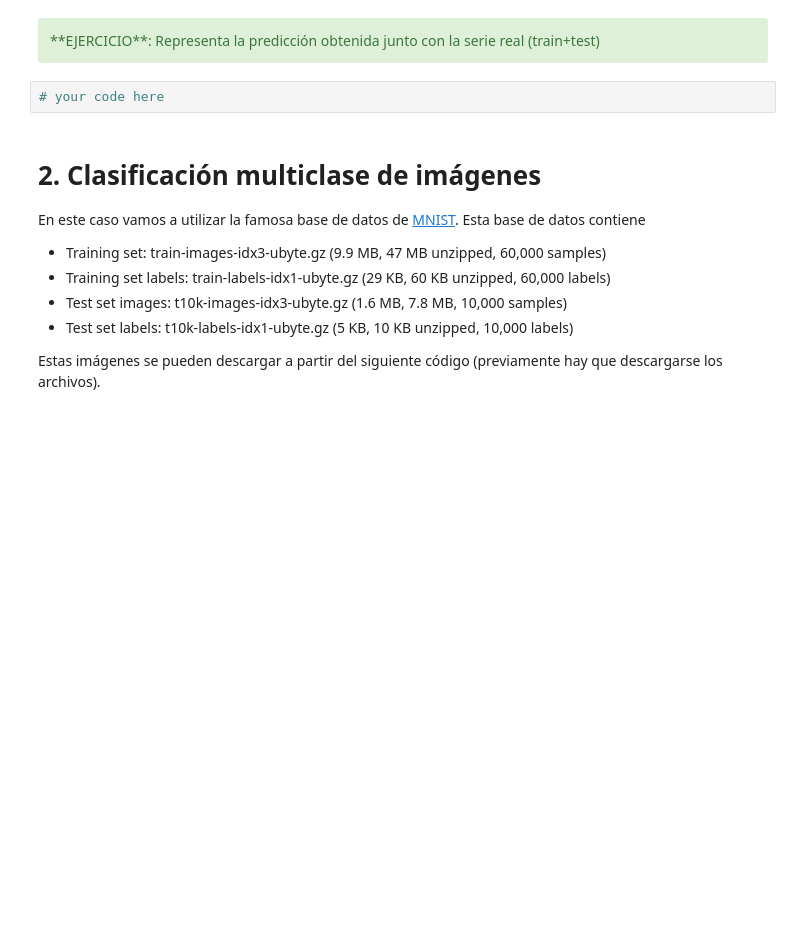
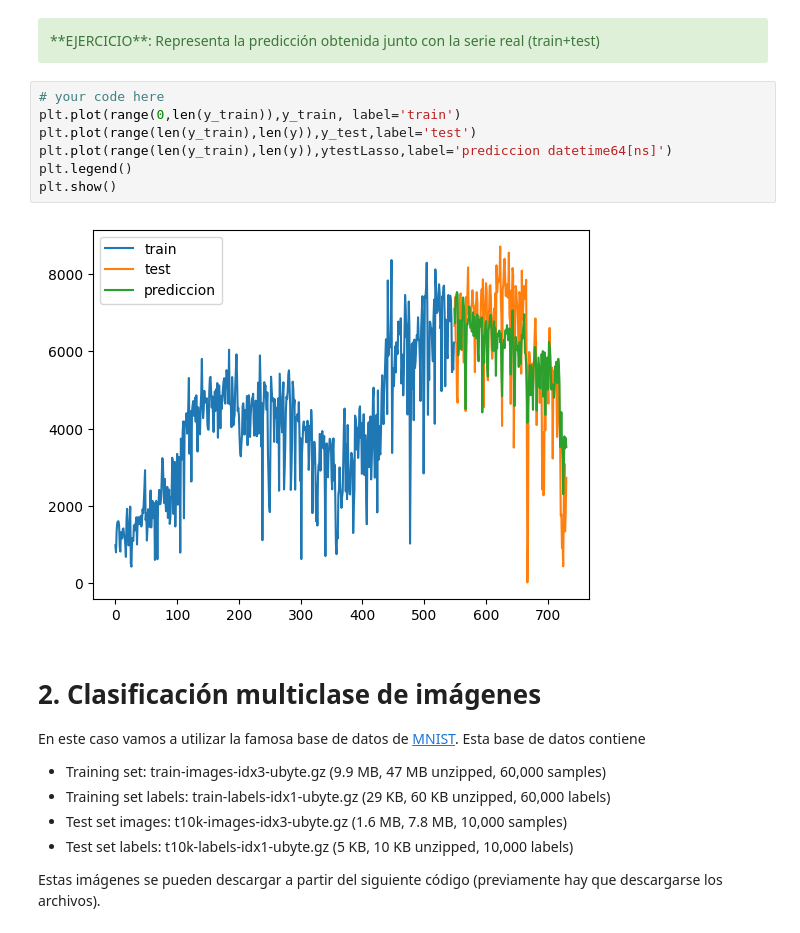
Before and after one commit to n1rocket/armando_bueno_machine_learning, a Jupyter notebook: notebooks/9. Casos prácticos_completo.ipynb, the cells around one changed output. Saved outputs shown, nothing was run; the diff lists cells and outputs as text; blank space fills up the shorter version.

```diff
--- a/notebooks/9. Casos prácticos_completo.ipynb
+++ b/notebooks/9. Casos prácticos_completo.ipynb
@@ -221,8 +405,15 @@ for f,wi in zip(features,w):
 <div class = "alert alert-success">
 **EJERCICIO**: Representa la predicción obtenida junto con la serie real (train+test)
 </div>
-# %%
-# your code here
+# %%
+# your code here
+plt.plot(range(0,len(y_train)),y_train, label='train')
+plt.plot(range(len(y_train),len(y)),y_test,label='test')
+plt.plot(range(len(y_train),len(y)),ytestLasso,label='prediccion datetime64[ns]')
+plt.legend()
+plt.show()
+# %% [output]
+[figure, added]
 # %% [markdown]
 # 2. Clasificación multiclase de imágenes
 
```
Also changed, not shown: parts of 22 cells of this notebook.
